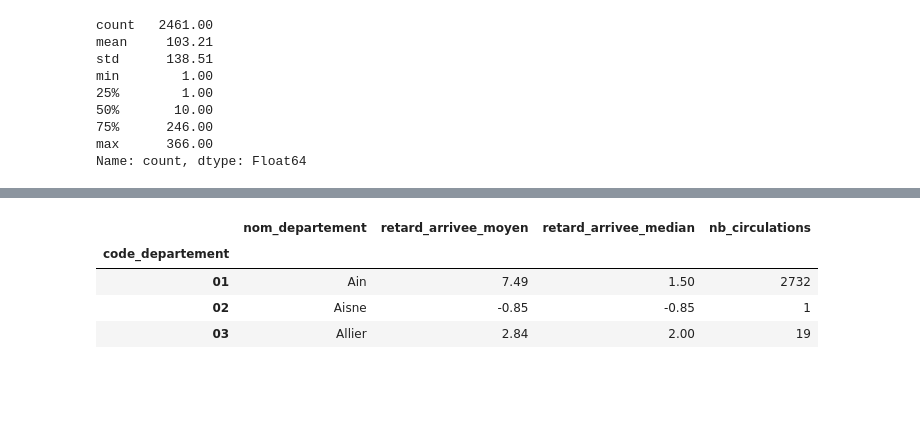
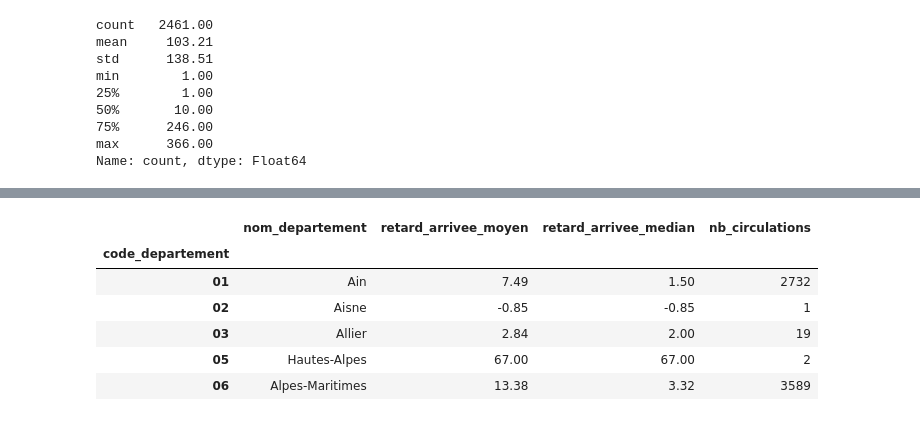
Before and after one commit to Gallien-e/analyse-retard-sncf, a Jupyter notebook: notebooks/2-EDA-2024.ipynb, the cells around one changed output, grey strips where cells are left out. Cells and saved outputs as stored; diff of their text form; code cells hidden in the pictures; blank space fills up the shorter version.

```diff
--- a/notebooks/2-EDA-2024.ipynb
+++ b/notebooks/2-EDA-2024.ipynb
@@ -26,6 +26,8 @@ df = df_raw.merge(gares.set_index('code_ci')[['code_departement', 'nom_departeme
 df['ret_arrivee_5min'] = df['ret_arrivee_obs_min'] >= 5
 df['ret_arrivee_10min'] = df['ret_arrivee_obs_min'] >= 10
 df['ret_arrivee_15min'] = df['ret_arrivee_obs_min'] >= 15
+df['ret_arrivee_30min'] = df['ret_arrivee_obs_min'] >= 30
+df['ret_arrivee_60min'] = df['ret_arrivee_obs_min'] >= 60
 # %%
 # top 10 des plus grands retards à l'arrivée :
 df.sort_values(by='ret_arrivee_obs_min', ascending=False).head()
@@ -280,18 +252,20 @@ Text(500, 450, 'f(x)=x')
 # %%
 # Taux de retard selon le département de destination
 retard_par_departement = df.groupby('code_departement').agg(
     nom_departement = ('nom_departement', 'first'),
     retard_arrivee_moyen = ('ret_arrivee_obs_min', 'mean'),
     retard_arrivee_median = ('ret_arrivee_obs_min', 'median'),
     nb_circulations = ('id_circ', 'count')
 )
-retard_par_departement.head(3)
+retard_par_departement.head()
 # %% [output]
 |  | nom_departement | retard_arrivee_moyen | retard_arrivee_median | nb_circulations |
 | code_departement |  |  |  |  |
 | 01 | Ain | 7.49 | 1.50 | 2732 |
 | 02 | Aisne | -0.85 | -0.85 | 1 |
 | 03 | Allier | 2.84 | 2.00 | 19 |
+| 05 | Hautes-Alpes | 67.00 | 67.00 | 2 |
+| 06 | Alpes-Maritimes | 13.38 | 3.32 | 3589 |
 # %%
 # Taux de retard par région d'arrivée
 retard_par_region = df.groupby('region').agg(
```
Also changed, not shown: parts of 25 cells of this notebook.
